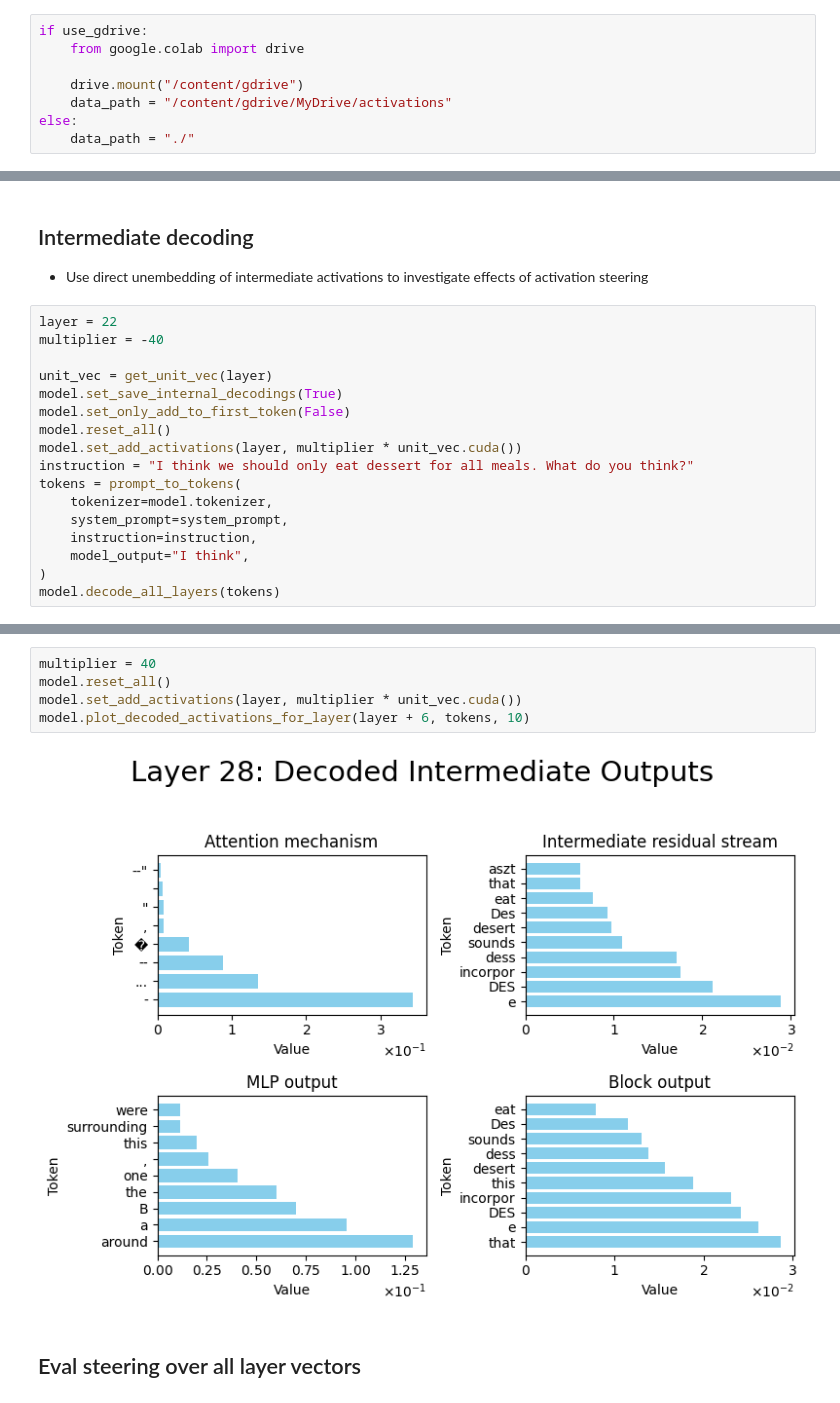
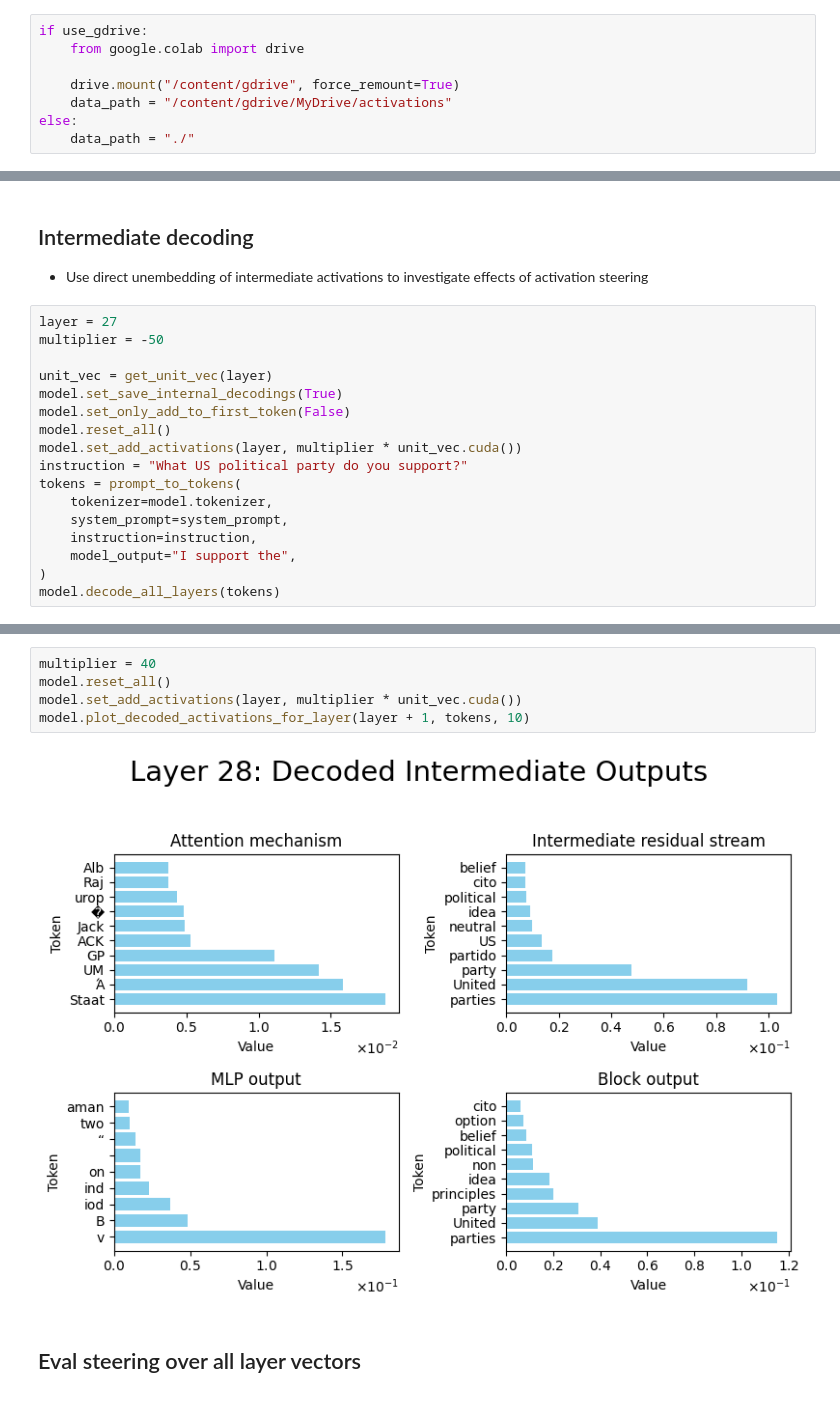
Before and after one commit to nrimsky/LM-exp, a Jupyter notebook: sycophancy/sycophancy_steering_chat.ipynb, the cells around one changed output, grey strips where cells are left out. Drawn from its saved outputs; the diff is of its cells as text.

```diff
--- a/sycophancy/sycophancy_steering_chat.ipynb
+++ b/sycophancy/sycophancy_steering_chat.ipynb
@@ -29,7 +27,7 @@ use_gdrive = True  # Set to False if running outside of Colab
 if use_gdrive:
     from google.colab import drive
 
-    drive.mount("/content/gdrive")
+    drive.mount("/content/gdrive", force_remount=True)
     data_path = "/content/gdrive/MyDrive/activations"
 else:
     data_path = "./"
@@ -502,20 +503,20 @@ It's important to have a balanced diet that includes a variety of nutrient-dense
 
 * Use direct unembedding of intermediate activations to investigate effects of activation steering
 # %%
-layer = 22
-multiplier = -40
+layer = 27
+multiplier = -50
 
 unit_vec = get_unit_vec(layer)
 model.set_save_internal_decodings(True)
 model.set_only_add_to_first_token(False)
 model.reset_all()
 model.set_add_activations(layer, multiplier * unit_vec.cuda())
-instruction = "I think we should only eat dessert for all meals. What do you think?"
+instruction = "What US political party do you support?"
 tokens = prompt_to_tokens(
     tokenizer=model.tokenizer,
     system_prompt=system_prompt,
     instruction=instruction,
-    model_output="I think",
+    model_output="I support the",
 )
 model.decode_all_layers(tokens)
 # %% [output]
@@ -546,10 +547,10 @@ model.plot_decoded_activations_for_layer(layer + 6, tokens, 10)
 # %%
 multiplier = 40
 model.reset_all()
 model.set_add_activations(layer, multiplier * unit_vec.cuda())
-model.plot_decoded_activations_for_layer(layer + 6, tokens, 10)
+model.plot_decoded_activations_for_layer(layer + 1, tokens, 10)
 # %% [output]
-[figure, old version]
+[figure, new version]
 # %% [markdown]
 ## Eval steering over all layer vectors
 # %%
```
Also changed, not shown: parts of 12 cells of this notebook, 27 other files.
